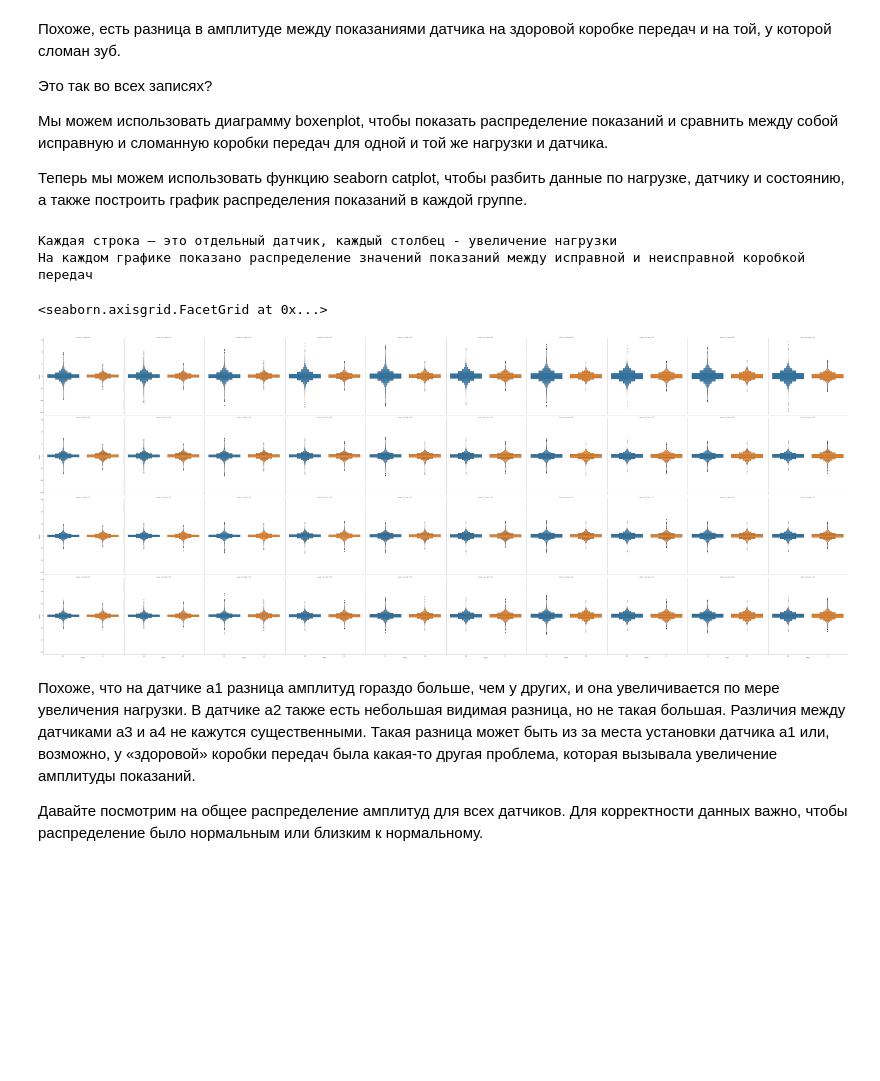
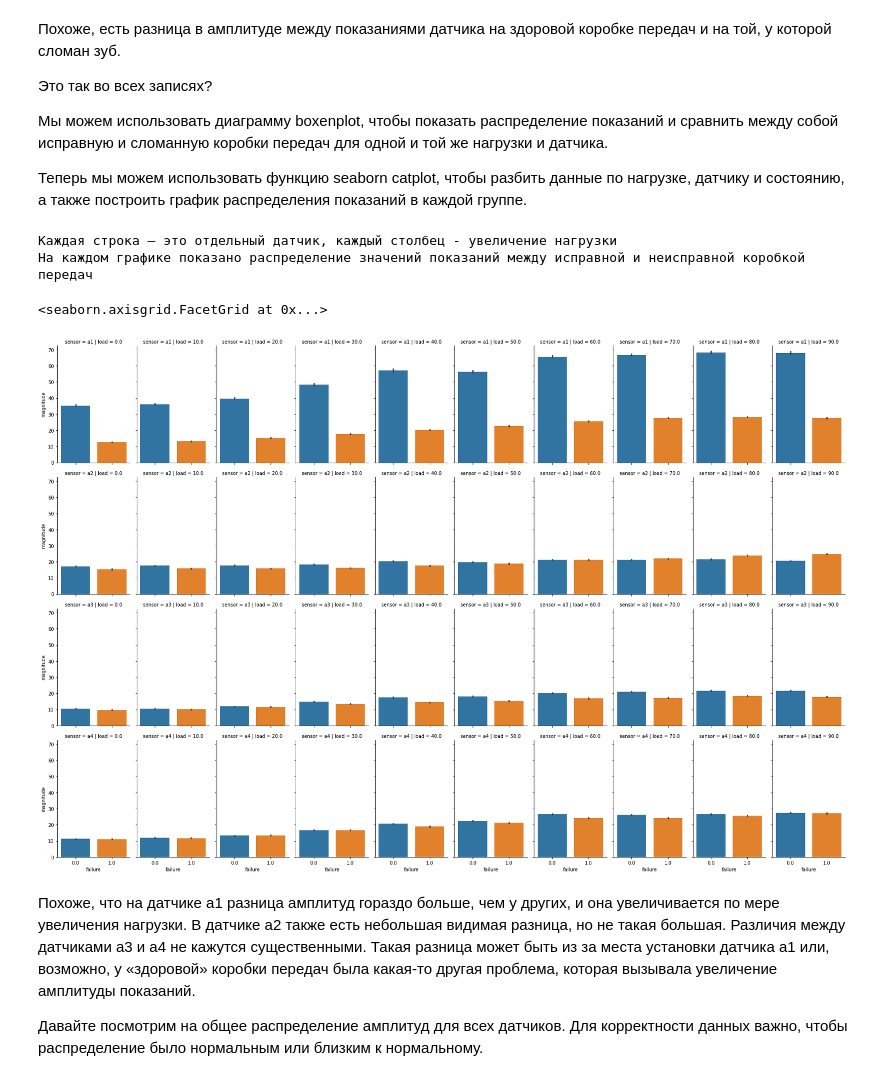
Before and after one commit to LILICONDA/Diplom, a Jupyter notebook: d.ipynb, the cells around one changed output. Drawn from its saved outputs; the diff is of its cells as text; code cells hidden in the pictures; blank space fills up the shorter version.

```diff
--- a/d.ipynb
+++ b/d.ipynb
@@ -150,21 +150,22 @@ plt.show()
 Мы можем использовать диаграмму boxenplot, чтобы показать распределение показаний и сравнить между собой исправную и сломанную коробки передач для одной и той же нагрузки и датчика.
 
 Теперь мы можем использовать функцию seaborn catplot, чтобы разбить данные по нагрузке, датчику и состоянию, а также построить график распределения показаний в каждой группе.
+# %%
+sensor_readings['magnitude']=(sensor_readings['reading'])**2
 # %%
 print('Каждая строка — это отдельный датчик, каждый столбец - увеличение нагрузки')
 print('На каждом графике показано распределение значений показаний между исправной и неисправной коробкой передач')
 sns.catplot(
     data=sensor_readings,
     col='load', row='sensor',
-    x='failure', y='reading',
-    kind='boxen',
-    height=10
+    x='failure', y='magnitude',
+    kind="bar", height=4, aspect=.6
 )
 # %% [output]
 Каждая строка — это отдельный датчик, каждый столбец - увеличение нагрузки
 На каждом графике показано распределение значений показаний между исправной и неисправной коробкой передач
 <seaborn.axisgrid.FacetGrid at 0x...>
-[figure, old version]
+[figure, new version]
 # %% [markdown]
 Похоже, что на датчике a1 разница амплитуд гораздо больше, чем у других, и она увеличивается по мере увеличения нагрузки. В датчике a2 также есть небольшая видимая разница, но не такая большая. Различия между датчиками а3 и а4 не кажутся существенными. Такая разница может быть из за места установки датчика а1 или, возможно, у «здоровой» коробки передач была какая-то другая проблема, которая вызывала увеличение амплитуды показаний.
 
```
